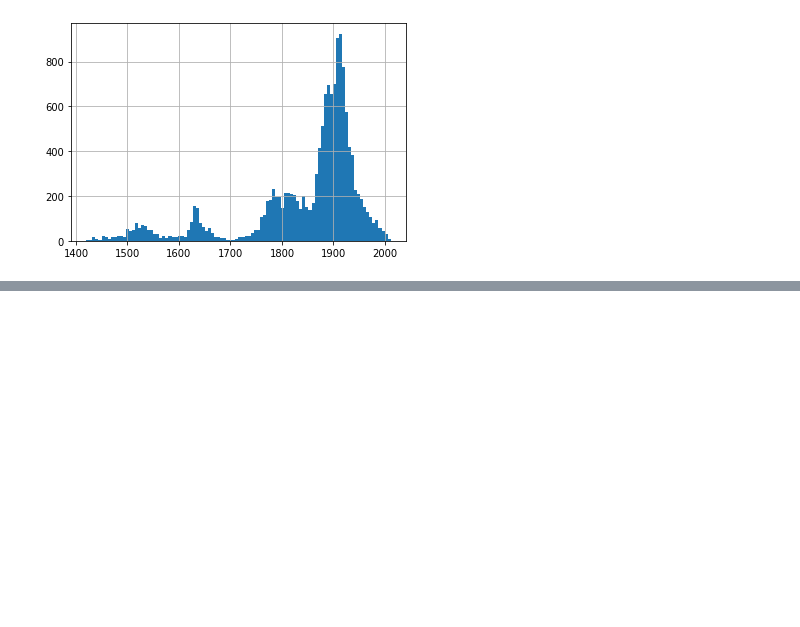
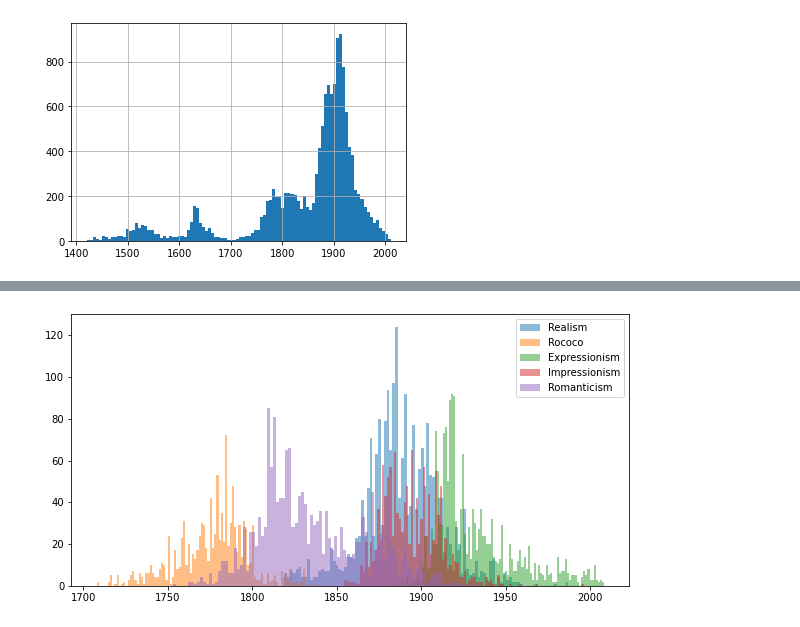
Before and after one commit to dddpt/history-digital-objects-symbolic, a Jupyter notebook: scripts/s0_dataset_exploration/dataset_exploration.ipynb, the cells around one changed output, grey strips where cells are left out. Cells and saved outputs as stored; diff of their text form; code cells hidden in the pictures; blank space fills up the shorter version.

```diff
--- a/scripts/s0_dataset_exploration/dataset_exploration.ipynb
+++ b/scripts/s0_dataset_exploration/dataset_exploration.ipynb
@@ -105,0 +114,11 @@ portraits.to_csv(portraits_csv)
+# %%
+plt.figure(figsize=(10,5))
+plt.hist(portraits[portraits["style"]=="Realism"].date,bins=100, alpha=0.5)
+plt.hist(portraits[portraits["style"]=="Rococo"].date,bins=100, alpha=0.5)
+plt.hist(portraits[portraits["style"]=="Expressionism"].date,bins=100, alpha=0.5)
+plt.hist(portraits[portraits["style"]=="Impressionism"].date,bins=100, alpha=0.5)
+plt.hist(portraits[portraits["style"]=="Romanticism"].date,bins=100, alpha=0.5)
+plt.legend(['Realism', 'Rococo','Expressionism','Impressionism','Romanticism'])
+plt.show()
+# %% [output]
+[figure, added]
```
Also changed, not shown: parts of 11 cells of this notebook.
